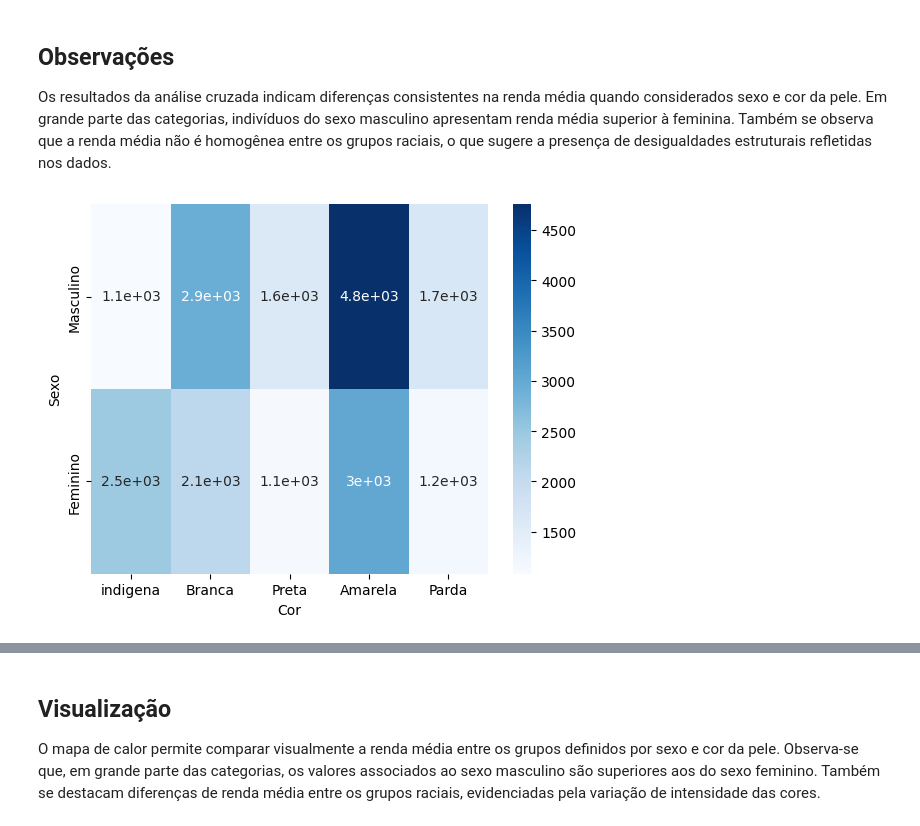
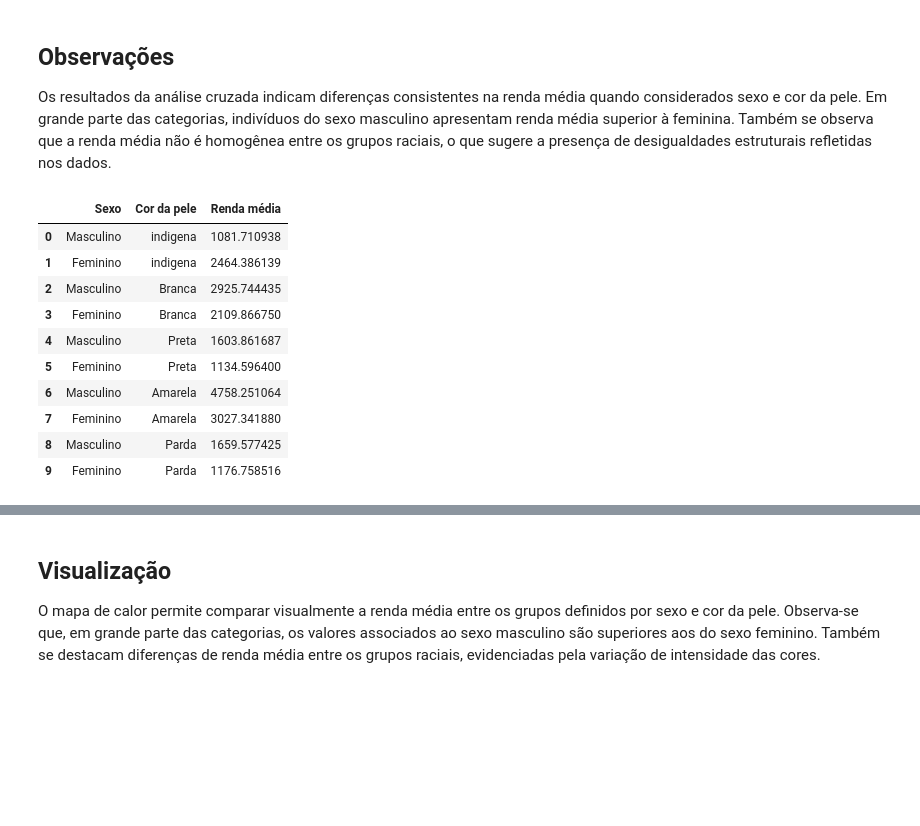
Before and after one commit to Ricardo-msj/estatistica-descritiva-python, a Jupyter notebook: analise_cruzada_renda_ipynb.ipynb, the cells around one changed output, grey strips where cells are left out. Saved outputs shown, nothing was run; the diff lists cells and outputs as text; code cells hidden in the pictures; blank space fills up the shorter version.

```diff
--- a/analise_cruzada_renda_ipynb.ipynb
+++ b/analise_cruzada_renda_ipynb.ipynb
@@ -80,7 +90,27 @@ Os resultados da análise cruzada indicam diferenças consistentes na renda méd
 sexo e cor da pele. Em grande parte das categorias, indivíduos do sexo masculino apresentam renda
 média superior à feminina. Também se observa que a renda média não é homogênea entre os grupos raciais,
 o que sugere a presença de desigualdades estruturais refletidas nos dados.
-# %%
-ax = sns.heatmap(frquencia2, annot=True, cmap='Blues')
-# %% [output]
-[figure, removed]
+# %%
+df_bar = (
+    frquencia2
+    .reset_index()
+    .melt(
+        id_vars='Sexo',
+        var_name='Cor da pele',
+        value_name='Renda média'
+    )
+)
+
+df_bar
+# %% [output]
+|  | Sexo | Cor da pele | Renda média |
+| 0 | Masculino | indigena | 1081.710938 |
+| 1 | Feminino | indigena | 2464.386139 |
+| 2 | Masculino | Branca | 2925.744435 |
+| 3 | Feminino | Branca | 2109.866750 |
+| 4 | Masculino | Preta | 1603.861687 |
+| 5 | Feminino | Preta | 1134.596400 |
+| 6 | Masculino | Amarela | 4758.251064 |
+| 7 | Feminino | Amarela | 3027.341880 |
+| 8 | Masculino | Parda | 1659.577425 |
+| 9 | Feminino | Parda | 1176.758516 |
```
Also changed, not shown: parts of 4 cells of this notebook.
